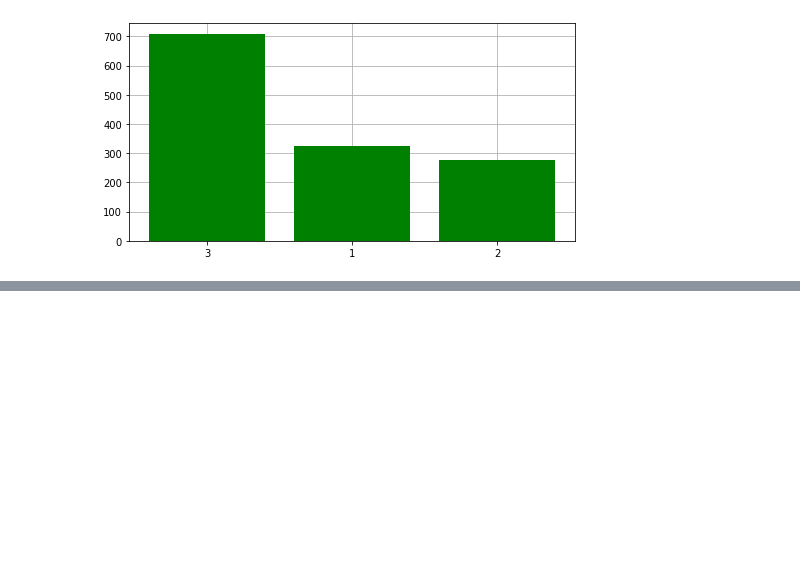
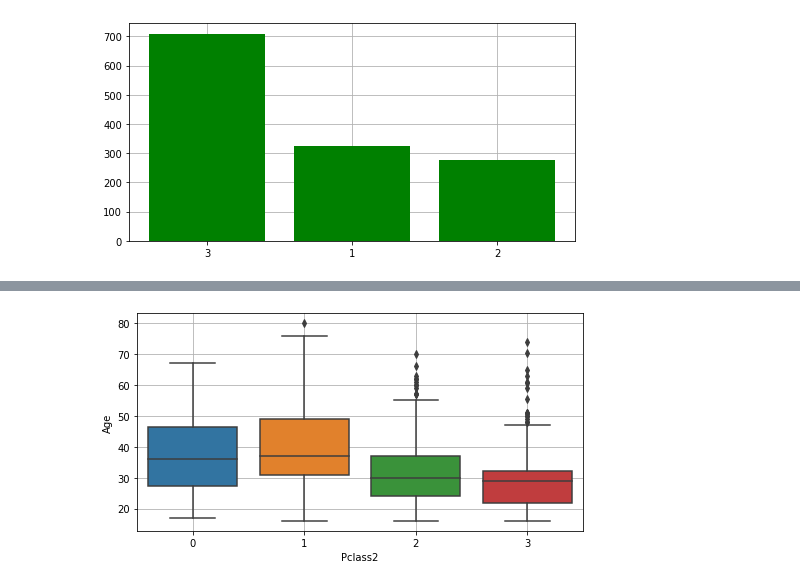
Before and after one commit to Chulwoong-Oh/ML01, a Jupyter notebook: titanic_r1.ipynb, the cells around one changed output, grey strips where cells are left out. Cells and saved outputs as stored; diff of their text form; code cells hidden in the pictures; blank space fills up the shorter version.

```diff
--- a/titanic_r1.ipynb
+++ b/titanic_r1.ipynb
@@ -57,3 +48,12 @@ random.seed(1234)
+# %%
+path = './data/titanic'
+
+df_train = pd.read_csv(path + 'train.csv')
+df_test = pd.read_csv(path + 'test.csv')
+df_submission = pd.read_csv(path + 'submission.csv')
+
+np.random.seed(1234)
+random.seed(1234)
 # %%
 df_embarked = df_train[['Embarked', 'Survived', 'PassengerId']].dropna().groupby(['Embarked', 'Survived']).count().unstack()
 df_embarked.plot.bar(stacked = True)
@@ -275,0 +274,3 @@ plt.grid(True)
+# %%
+df_all1['Pclass2'] = df_all1['Pclass']
+df_all1.loc[df_all1.Fare > 108, 'Pclass2'] = 0
@@ -275,0 +287,8 @@ plt.grid(True)
+# %%
+plt.rcParams['figure.figsize'] = [8,4]
+fig, ax = plt.subplots()
+sns.boxplot('Pclass2', 'Age', data = df_all1[df_all1.Age > 15][['Pclass2', 'Age']])
+ax.set_axisbelow(True)
+plt.grid(True)
+# %% [output]
+[figure, added]
```
Also changed, not shown: parts of 18 cells of this notebook, 1 other file.
